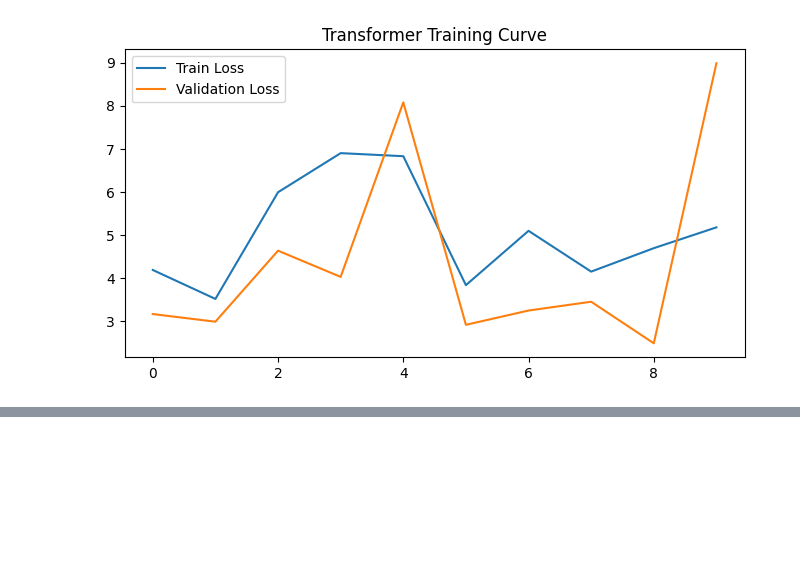
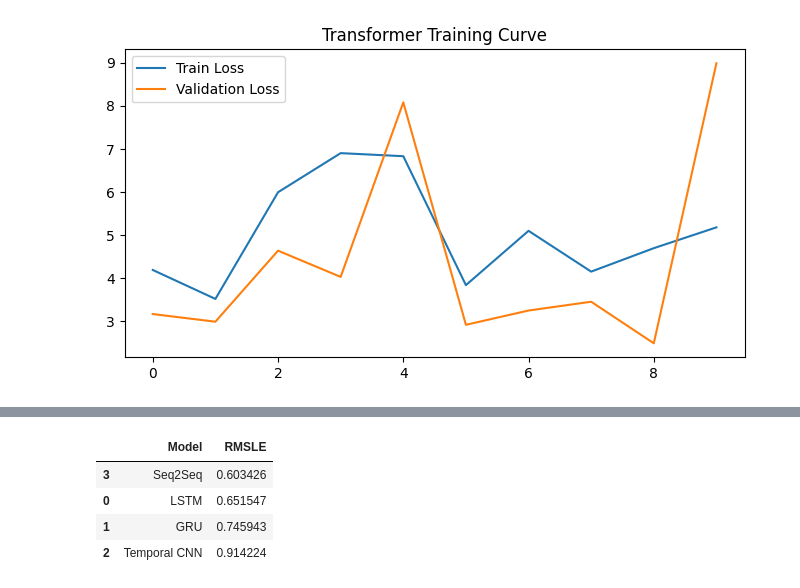
Before and after one commit to sabin74/Enterprise-Intelligent-Demand-Forecasting-Decision-Optimization-Platform, a Jupyter notebook: notebooks/06_dl_models.ipynb, the cells around one changed output, grey strips where cells are left out. Cells and saved outputs as stored; diff of their text form; code cells hidden in the pictures; blank space fills up the shorter version.

```diff
--- a/notebooks/06_dl_models.ipynb
+++ b/notebooks/06_dl_models.ipynb
@@ -405,5 +405,6 @@ X_val, y_val = next(sliding_window_generator(
 ))
 
 y_pred = lstm_model.predict(X_val).reshape(-1)
-print("LSTM RMSLE:", rmsle_log(y_val, y_pred))
+lstm_rmsle = rmsle_log(y_val, y_pred)
+print("LSTM RMSLE:", lstm_rmsle)
 # %% [output]
@@ -1152,0 +1193,25 @@ with open("models/transformer_history.json", "w") as f:
+# %%
+
+# Compare all Modles
+final_results = pd.DataFrame({
+    "Model": [
+        "LSTM",
+        "GRU",
+        "Temporal CNN",
+        "Seq2Seq"
+     ],
+    "RMSLE": [
+        lstm_rmsle,
+        gru_rmsle,
+        tcn_rmsle,
+        seq2seq_rmsle
+    ]
+}).sort_values("RMSLE")
+
+final_results
+# %% [output]
+|  | Model | RMSLE |
+| 3 | Seq2Seq | 0.603426 |
+| 0 | LSTM | 0.651547 |
+| 1 | GRU | 0.745943 |
+| 2 | Temporal CNN | 0.914224 |
```
Also changed, not shown: parts of 12 cells of this notebook.
